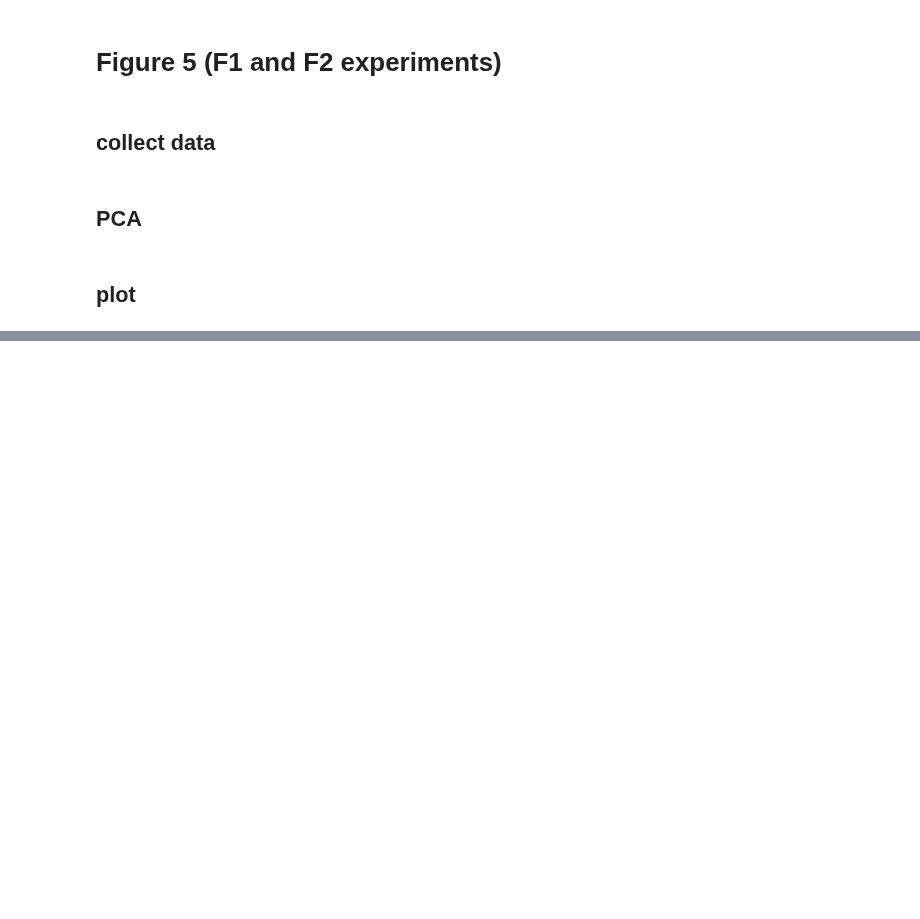
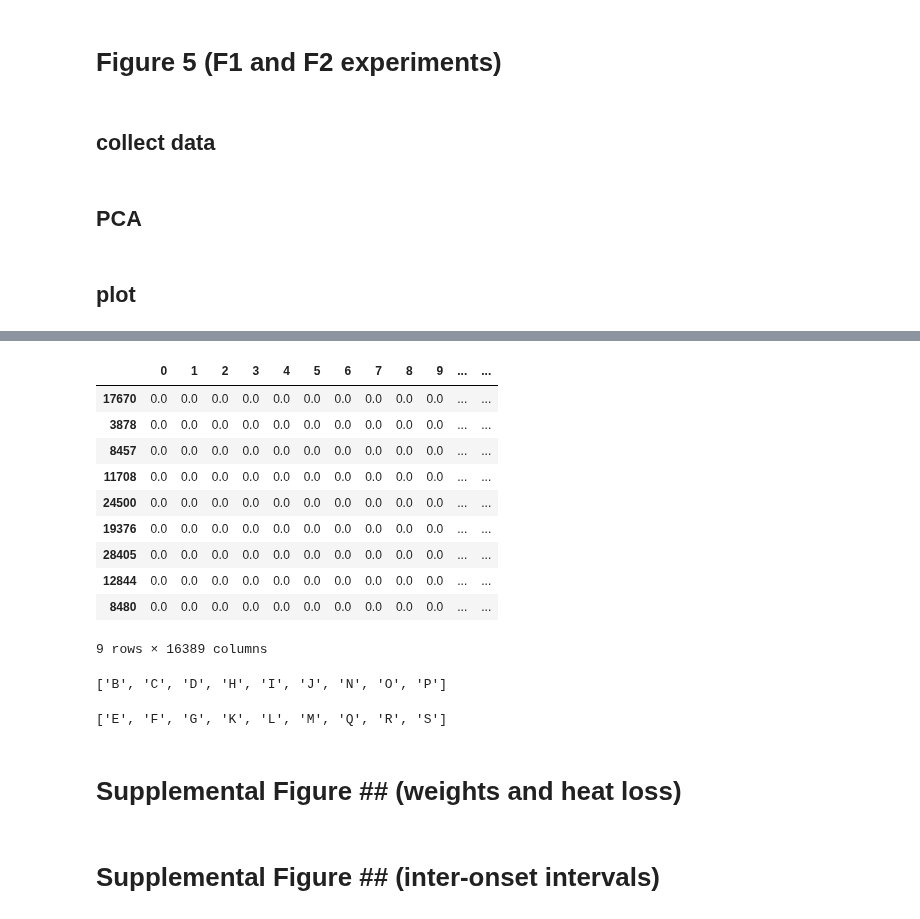
Before and after one commit to nickjourjine/peromyscus-pup-vocal-evolution, a Jupyter notebook: scripts/Analyze Vocalizations.ipynb, the cells around one changed output, grey strips where cells are left out. Cells and saved outputs as stored; diff of their text form; code cells hidden in the pictures; blank space fills up the shorter version.

```diff
--- a/scripts/Analyze Vocalizations.ipynb
+++ b/scripts/Analyze Vocalizations.ipynb
@@ -102,0 +359,12 @@ test_set_path = '/n/hoekstra_lab_tier1/Users/njourjine/manuscript/audio/annotate
+# %%
+#merge UMAP coordinates with acoustic features
+
+#the features csv for this species
+features = pd.read_csv(glob.glob(os.path.join(amplitude_acoustic_features, species+'*'))[0])
+
+#merge
+df_umap_features = df_umap_small.merge(features, on= 'source_file')
+df_umap_features['pup'] = [i.split('_clip')[0] for i in df_umap_features['source_file']]
+df_umap_features['pupID'] = pd.factorize(df_umap_features['pup'])[0]
+df_umap_features['age'] = [int(i.split('_')[10][1:]) for i in  df_umap_features['pup']]
+df_umap_features['duration'] = df_umap_features['duration']*1000
@@ -102,0 +478,31 @@ test_set_path = '/n/hoekstra_lab_tier1/Users/njourjine/manuscript/audio/annotate
+# %%
+#set seeds for reproducible sampling
+
+if species == 'SW':
+    USV_seed = 33333
+    cry_seed= 54321
+elif species == 'BK':
+    USV_seed = 987654
+    cry_seed = 12345
+elif species == 'LO':
+    USV_seed = 55555
+    cry_seed = 12345678
+elif species == 'NB':
+    USV_seed = 222223
+    cry_seed = 9876
+elif species == 'BW':
+    USV_seed = 123456
+    cry_seed= 54321
+elif species == 'PO':
+    USV_seed = 22222
+    cry_seed= 87654321
+elif species == 'GO':
+    USV_seed = 1234567
+    cry_seed= 123456
+elif species == 'LL':
+    USV_seed = 1234567
+    cry_seed= 987654
+elif species == 'MU':
+    USV_seed = 123456789
+elif species == 'MZ':
+    USV_seed = 4444
@@ -102,0 +721,26 @@ test_set_path = '/n/hoekstra_lab_tier1/Users/njourjine/manuscript/audio/annotate
+# %%
+USV_examples
+# %% [output]
+|  | 0 | 1 | 2 | 3 | 4 | 5 | 6 | 7 | 8 | 9 | ... | ... |
+| 17670 | 0.0 | 0.0 | 0.0 | 0.0 | 0.0 | 0.0 | 0.0 | 0.0 | 0.0 | 0.0 | ... | ... |
+| 3878 | 0.0 | 0.0 | 0.0 | 0.0 | 0.0 | 0.0 | 0.0 | 0.0 | 0.0 | 0.0 | ... | ... |
+| 8457 | 0.0 | 0.0 | 0.0 | 0.0 | 0.0 | 0.0 | 0.0 | 0.0 | 0.0 | 0.0 | ... | ... |
+| 11708 | 0.0 | 0.0 | 0.0 | 0.0 | 0.0 | 0.0 | 0.0 | 0.0 | 0.0 | 0.0 | ... | ... |
+| 24500 | 0.0 | 0.0 | 0.0 | 0.0 | 0.0 | 0.0 | 0.0 | 0.0 | 0.0 | 0.0 | ... | ... |
+| 19376 | 0.0 | 0.0 | 0.0 | 0.0 | 0.0 | 0.0 | 0.0 | 0.0 | 0.0 | 0.0 | ... | ... |
+| 28405 | 0.0 | 0.0 | 0.0 | 0.0 | 0.0 | 0.0 | 0.0 | 0.0 | 0.0 | 0.0 | ... | ... |
+| 12844 | 0.0 | 0.0 | 0.0 | 0.0 | 0.0 | 0.0 | 0.0 | 0.0 | 0.0 | 0.0 | ... | ... |
+| 8480 | 0.0 | 0.0 | 0.0 | 0.0 | 0.0 | 0.0 | 0.0 | 0.0 | 0.0 | 0.0 | ... | ... |
+9 rows × 16389 columns
+# %%
+USV_spec_axes
+# %% [output]
+['B', 'C', 'D', 'H', 'I', 'J', 'N', 'O', 'P']
+# %%
+cry_spec_axes
+# %% [output]
+['E', 'F', 'G', 'K', 'L', 'M', 'Q', 'R', 'S']
+# %% [markdown]
+# Supplemental Figure ## (weights and heat loss)
+# %% [markdown]
+# Supplemental Figure ## (inter-onset intervals)
```
Also changed, not shown: parts of 20 cells of this notebook.
